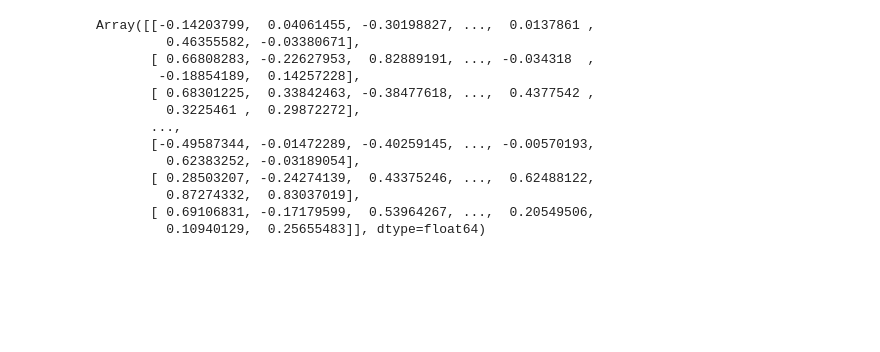
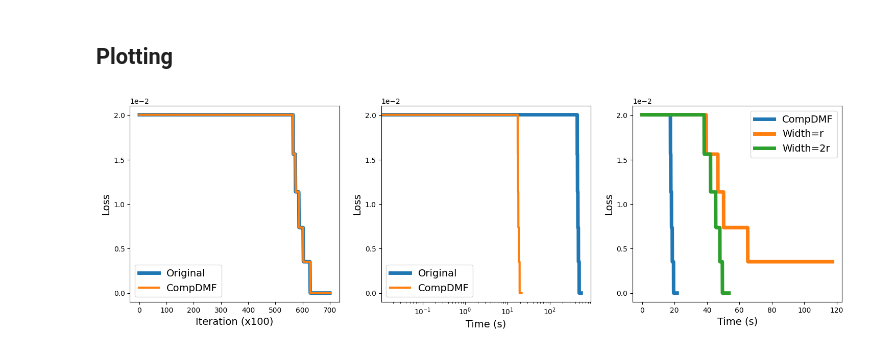
Before and after one commit to cjyaras/law-of-parsimony, a Jupyter notebook: dmf_width_comparison.ipynb, the cells around one changed output. Cells and saved outputs as stored; diff of their text form; code cells hidden in the pictures; blank space fills up the shorter version.

Commit message:
benchmarks and figures done for app2

```diff
--- a/dmf_width_comparison.ipynb
+++ b/dmf_width_comparison.ipynb
@@ -38,6 +54,5 @@ e2e_loss_fn = lambda w: mc_loss_fn(network_fn(w))
 # %%
-V = compute_prefactor(init_weights, mc_loss_fn, network_fn, r)
+V = compute_prefactor(init_weights=init_weights, e2e_loss_fn=e2e_loss_fn, grad_rank=r)
 comp_init_weights, V1_1, UL_1 = compress_network(init_weights, V, r)
 comp_init_weights = [V1_1.T] + comp_init_weights + [UL_1]
-comp_network_fn = create_network()
 # %%
@@ -55,0 +72,3 @@ comp_weights, comp_loss_list, comp_time_list = train(
+# %%
+key, weight_key = split(key)
+narrow_r_init_weights = init_net(key=weight_key, input_dim=input_dim, output_dim=output_dim, width=r, depth=depth, init_type="orth", init_scale=init_scale)
@@ -65,13 +94,12 @@ mc_loss_fn = create_mc_loss(target, observation_matrix)
 # %%
-num_iters = 200000
-step_size = 5e3
-narrow_weights, narrow_loss_list, narrow_time_list = train(
-    init_weights=narrow_init_weights,
-    loss_fn=mc_loss_fn,
-    network_fn=narrow_network_fn,
+num_iters = 220000
+step_size = 1e3
+narrow_2r_weights, narrow_2r_loss_list, narrow_2r_time_list = train(
+    init_weights=narrow_2r_init_weights,
+    e2e_loss_fn=e2e_loss_fn,
     n_epochs=num_iters,
     step_size=step_size,
     n_inner_loops=100,
-    factors=True,
+    factors=False,
     save_weights=False
 )
@@ -100,16 +106,33 @@ Array([[ 4.03228213e-14, -8.12419865e-13, -3.32190357e-13, ...,
-# %%
-comp_network_fn(comp_weights)
-# %% [output]
-Array([[-0.14203799,  0.04061455, -0.30198827, ...,  0.0137861 ,
-         0.46355582, -0.03380671],
-       [ 0.66808283, -0.22627953,  0.82889191, ..., -0.034318  ,
-        -0.18854189,  0.14257228],
-       [ 0.68301225,  0.33842463, -0.38477618, ...,  0.4377542 ,
-         0.3225461 ,  0.29872272],
-       ...,
-       [-0.49587344, -0.01472289, -0.40259145, ..., -0.00570193,
-         0.62383252, -0.03189054],
-       [ 0.28503207, -0.24274139,  0.43375246, ...,  0.62488122,
-         0.87274332,  0.83037019],
-       [ 0.69106831, -0.17179599,  0.53964267, ...,  0.20549506,
-         0.10940129,  0.25655483]], dtype=float64)
+# %% [markdown]
+## Plotting
+# %%
+fig, axes = plt.subplots(ncols=3, figsize=(18, 5))
+
+axes[0].plot(loss_list, linewidth=5, label='Original')
+axes[0].plot(comp_loss_list, linewidth=3, label='CompDMF')
+axes[0].set_xlabel('Iteration (x100)', fontsize=14)
+axes[0].ticklabel_format(style='sci', axis='y', scilimits=(0,0))
+axes[0].locator_params(axis='y', nbins=6)
+axes[0].set_ylabel('Loss', fontsize=14)
+axes[0].legend(fontsize=14)
+
+axes[1].semilogx(time_list, loss_list, linewidth=5, label='Original')
+axes[1].semilogx(comp_time_list, comp_loss_list, linewidth=3, label='CompDMF')
+axes[1].set_xlabel('Time (s)', fontsize=14)
+axes[1].ticklabel_format(style='sci', axis='y', scilimits=(0,0))
+axes[1].locator_params(axis='y', nbins=6)
+axes[1].set_ylabel('Loss', fontsize=14)
+axes[1].legend(fontsize=14)
+
+axes[2].plot(comp_time_list, comp_loss_list, linewidth=5, label='CompDMF')
+axes[2].plot(narrow_r_time_list, narrow_r_loss_list, linewidth=5, label='Width=r')
+axes[2].plot(narrow_2r_time_list, narrow_2r_loss_list, linewidth=5, label='Width=2r')
+axes[2].set_xlabel('Time (s)', fontsize=14)
+axes[2].ticklabel_format(style='sci', axis='y', scilimits=(0,0))
+axes[2].locator_params(axis='y', nbins=6)
+axes[2].set_ylabel('Loss', fontsize=14)
+axes[2].legend(fontsize=14)
+
+plt.savefig('figs/app2_widths.png', dpi=300, bbox_inches='tight')
+# %% [output]
+[figure, added]
```
Also changed, not shown: parts of 12 cells of this notebook, 2 other files.
